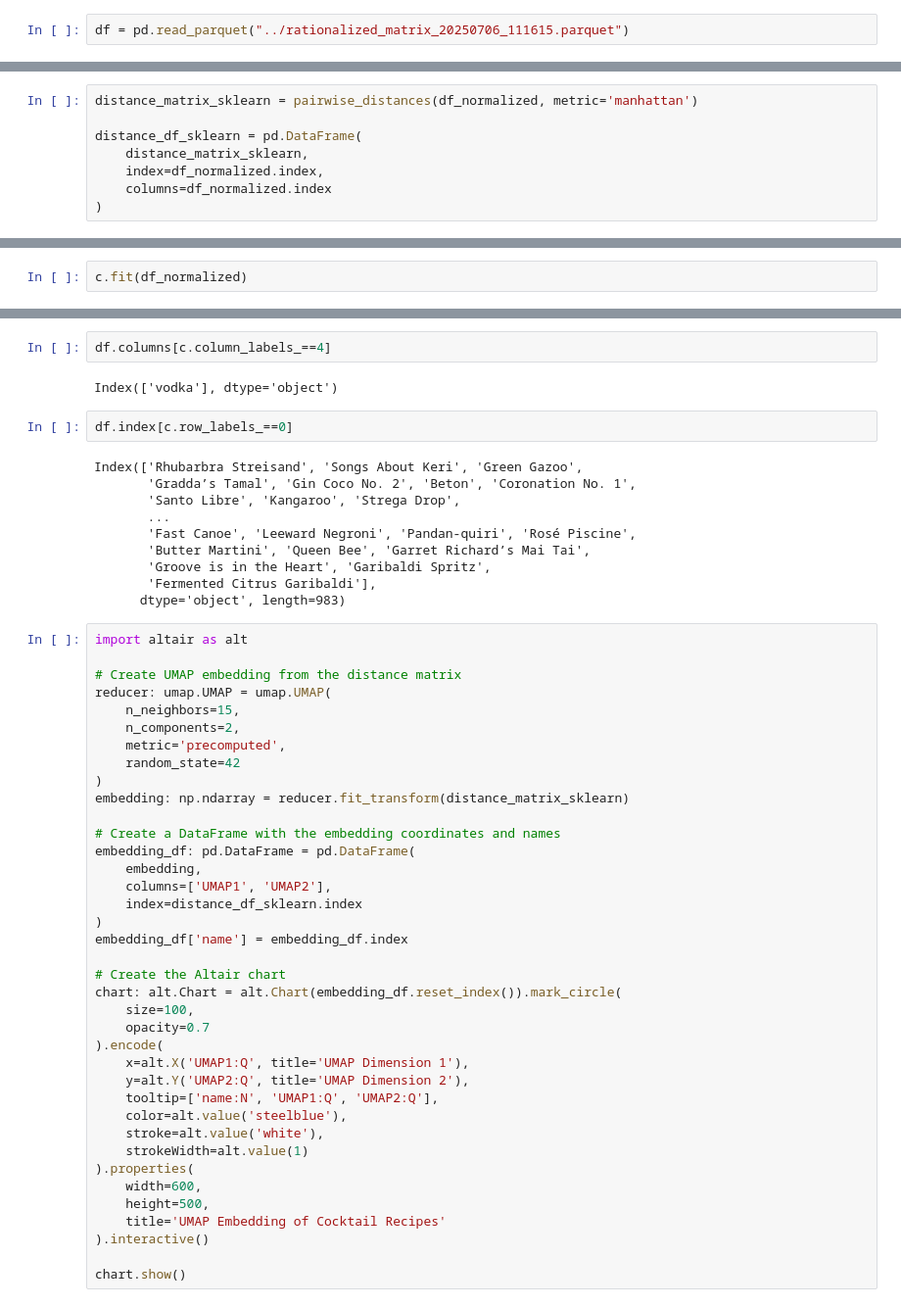
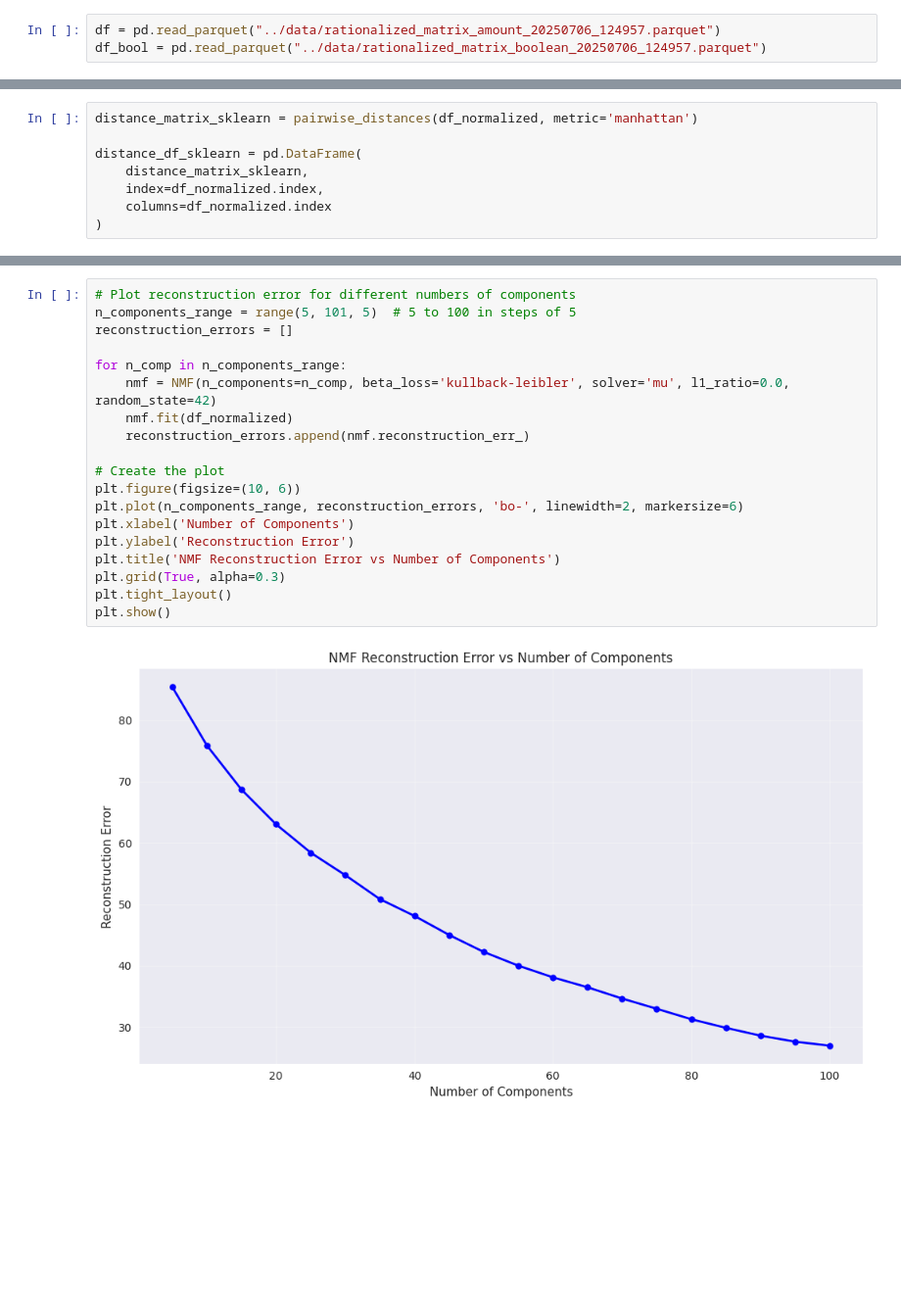
Before and after one commit to kthorn/cocktail-research, a Jupyter notebook: notebooks/explore-recipes.ipynb, the cells around one changed output, grey strips where cells are left out. Shown at 98% size. Drawn from its saved outputs; the diff is of its cells as text; blank space fills up the shorter version.

```diff
--- a/notebooks/explore-recipes.ipynb
+++ b/notebooks/explore-recipes.ipynb
@@ -7,5 +10,6 @@ from sklearn.metrics import pairwise_distances
 # %%
-df = pd.read_parquet("../rationalized_matrix_20250706_111615.parquet")
+df = pd.read_parquet("../data/rationalized_matrix_amount_20250706_124957.parquet")
+df_bool = pd.read_parquet("../data/rationalized_matrix_boolean_20250706_124957.parquet")
 # %%
 grouped_cols = df.groupby(level=[0, 1], axis=1)
 df_collapsed = grouped_cols.sum()
@@ -106,2 +237,0 @@ c = SpectralBiclustering(n_clusters=20)
-# %%
-c.fit(df_normalized)
@@ -115,54 +238,21 @@ MultiIndex([('gin', 'generic')],
-# %%
-df.columns[c.column_labels_==4]
-# %% [output]
-Index(['vodka'], dtype='object')
-# %%
-df.index[c.row_labels_==0]
-# %% [output]
-Index(['Rhubarbra Streisand', 'Songs About Keri', 'Green Gazoo',
-       'Gradda’s Tamal', 'Gin Coco No. 2', 'Beton', 'Coronation No. 1',
-       'Santo Libre', 'Kangaroo', 'Strega Drop',
-       ...
-       'Fast Canoe', 'Leeward Negroni', 'Pandan-quiri', 'Rosé Piscine',
-       'Butter Martini', 'Queen Bee', 'Garret Richard’s Mai Tai',
-       'Groove is in the Heart', 'Garibaldi Spritz',
-       'Fermented Citrus Garibaldi'],
-      dtype='object', length=983)
-# %%
-import altair as alt
-
-# Create UMAP embedding from the distance matrix
-reducer: umap.UMAP = umap.UMAP(
-    n_neighbors=15,
-    n_components=2,
-    metric='precomputed',
-    random_state=42
-)
-embedding: np.ndarray = reducer.fit_transform(distance_matrix_sklearn)
-
-# Create a DataFrame with the embedding coordinates and names
-embedding_df: pd.DataFrame = pd.DataFrame(
-    embedding,
-    columns=['UMAP1', 'UMAP2'],
-    index=distance_df_sklearn.index
-)
-embedding_df['name'] = embedding_df.index
-
-# Create the Altair chart
-chart: alt.Chart = alt.Chart(embedding_df.reset_index()).mark_circle(
-    size=100,
-    opacity=0.7
-).encode(
-    x=alt.X('UMAP1:Q', title='UMAP Dimension 1'),
-    y=alt.Y('UMAP2:Q', title='UMAP Dimension 2'),
-    tooltip=['name:N', 'UMAP1:Q', 'UMAP2:Q'],
-    color=alt.value('steelblue'),
-    stroke=alt.value('white'),
-    strokeWidth=alt.value(1)
-).properties(
-    width=600,
-    height=500,
-    title='UMAP Embedding of Cocktail Recipes'
-).interactive()
-
-chart.show()
+# %%
+# Plot reconstruction error for different numbers of components
+n_components_range = range(5, 101, 5)  # 5 to 100 in steps of 5
+reconstruction_errors = []
+
+for n_comp in n_components_range:
+    nmf = NMF(n_components=n_comp, beta_loss='kullback-leibler', solver='mu', l1_ratio=0.0, random_state=42)
+    nmf.fit(df_normalized)
+    reconstruction_errors.append(nmf.reconstruction_err_)
+
+# Create the plot
+plt.figure(figsize=(10, 6))
+plt.plot(n_components_range, reconstruction_errors, 'bo-', linewidth=2, markersize=6)
+plt.xlabel('Number of Components')
+plt.ylabel('Reconstruction Error')
+plt.title('NMF Reconstruction Error vs Number of Components')
+plt.grid(True, alpha=0.3)
+plt.tight_layout()
+plt.show()
+# %% [output]
+[figure, added]
```
Also changed, not shown: parts of 21 cells of this notebook, 5 other files.
